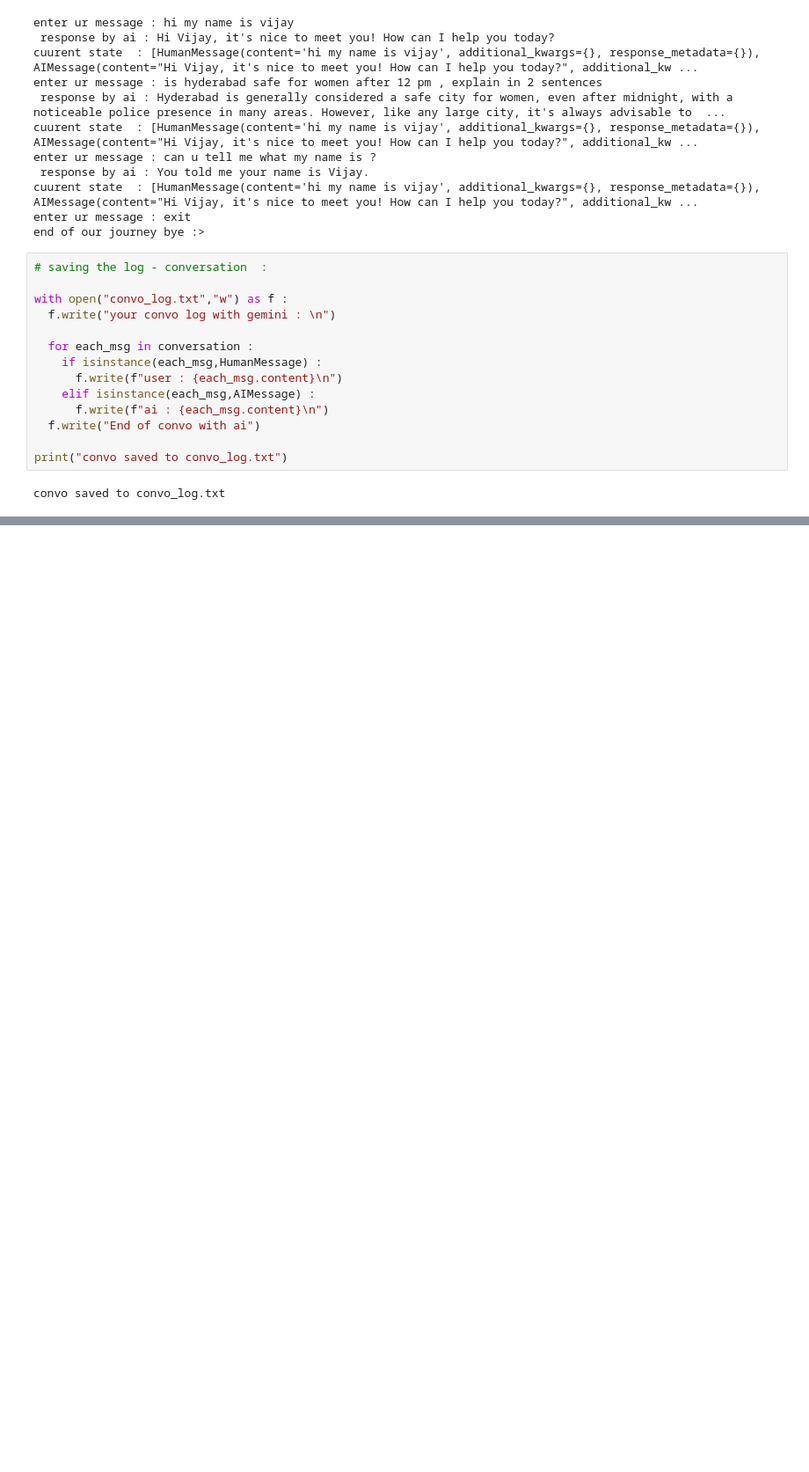
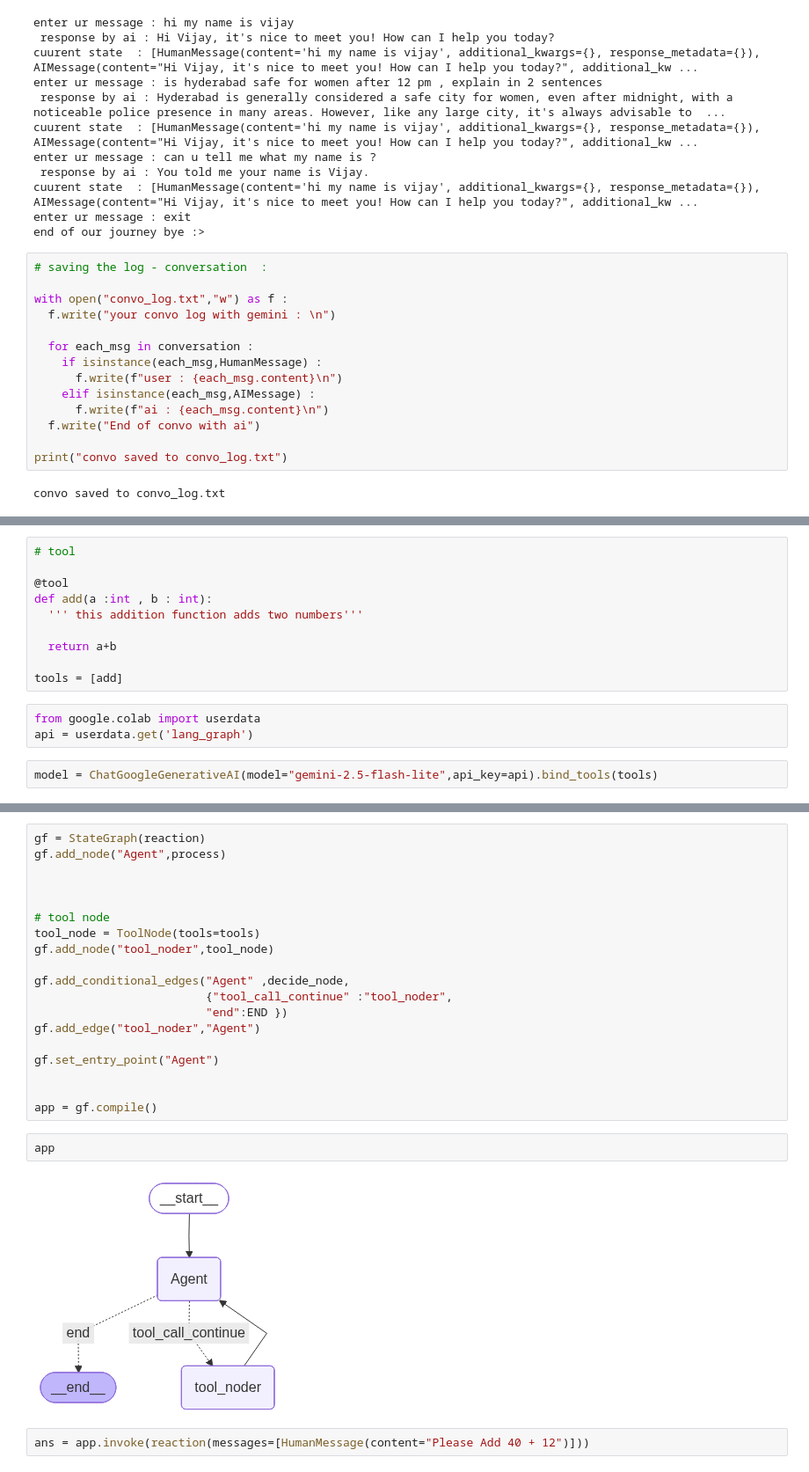
Before and after one commit to mahikshith/Langgraph, a Jupyter notebook: Adding_nodes.ipynb, the cells around one changed output, grey strips where cells are left out. Shown: that part at 88% size. Saved outputs shown, nothing was run; the diff lists cells and outputs as text; blank space fills up the shorter version.

Commit message:
React agent was added

```diff
--- a/Adding_nodes.ipynb
+++ b/Adding_nodes.ipynb
@@ -856,0 +881,15 @@ convo saved to convo_log.txt
+# %%
+# tool
+
+@tool
+def add(a :int , b : int):
+  ''' this addition function adds two numbers'''
+
+  return a+b
+
+tools = [add]
+# %%
+from google.colab import userdata
+api = userdata.get('lang_graph')
+# %%
+model = ChatGoogleGenerativeAI(model="gemini-2.5-flash-lite",api_key=api).bind_tools(tools)
@@ -856,0 +922,25 @@ convo saved to convo_log.txt
+# %%
+gf = StateGraph(reaction)
+gf.add_node("Agent",process)
+
+
+
+# tool node
+tool_node = ToolNode(tools=tools)
+gf.add_node("tool_noder",tool_node)
+
+gf.add_conditional_edges("Agent" ,decide_node,
+                         {"tool_call_continue" :"tool_noder",
+                         "end":END })
+gf.add_edge("tool_noder","Agent")
+
+gf.set_entry_point("Agent")
+
+
+app = gf.compile()
+# %%
+app
+# %% [output]
+[figure, added]
+# %%
+ans = app.invoke(reaction(messages=[HumanMessage(content="Please Add 40 + 12")]))
```
Also changed, not shown: parts of 8 cells of this notebook.
